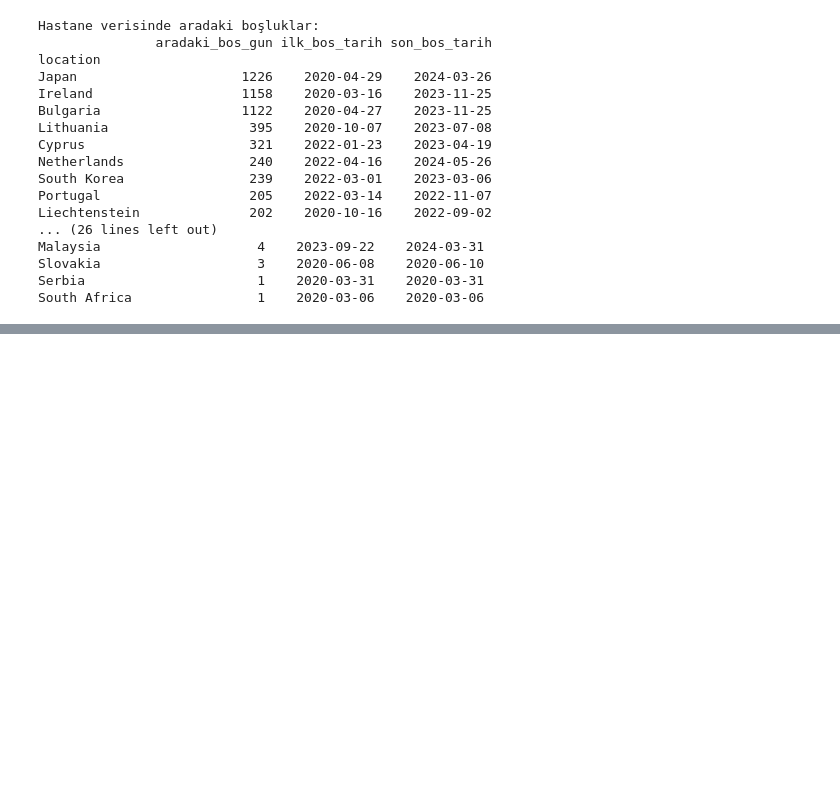
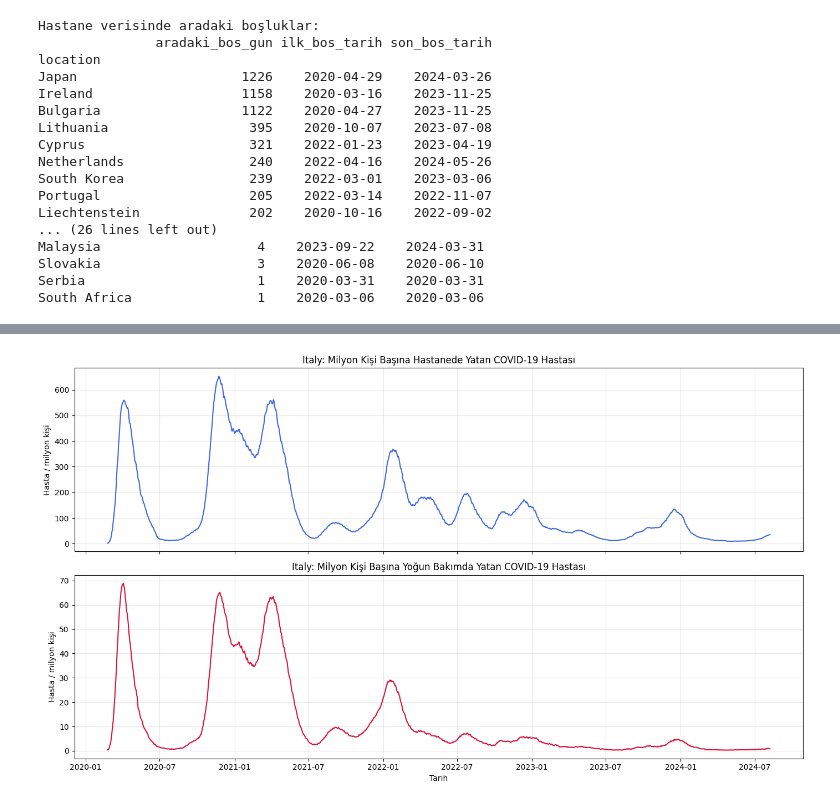
Before and after one commit to nazlican-engineer/CoronaVirusProject, a Jupyter notebook: notebooks/spread_hospital_analysis.ipynb, the cells around one changed output, grey strips where cells are left out. Cells and saved outputs as stored; diff of their text form; code cells hidden in the pictures; blank space fills up the shorter version.

```diff
--- a/notebooks/spread_hospital_analysis.ipynb
+++ b/notebooks/spread_hospital_analysis.ipynb
@@ -412,0 +852,57 @@ South Africa                1    2020-03-06    2020-03-06
+# %%
+#İtalya için verilerin olduğu tarihler arasında hastane ve yoğun bakım verilerini  inceliyoruz
+selected_country = 'Italy'
+
+selected_patient_data = (
+    df_countries.loc[
+        (df_countries['location'] == selected_country)
+        & df_countries['hosp_patients_per_million'].notna()
+        & df_countries['icu_patients_per_million'].notna(),
+        [
+            'date',
+            'hosp_patients_per_million',
+            'icu_patients_per_million'
+        ]
+    ]
+    .sort_values('date')
+    .copy()
+)
+
+fig, axes = plt.subplots(
+    2,
+    1,
+    figsize=(14, 8),
+    sharex=True
+)
+
+axes[0].plot(
+    selected_patient_data['date'],
+    selected_patient_data['hosp_patients_per_million'],
+    color='royalblue'
+)
+
+axes[0].set_title(
+    f'{selected_country}: Milyon Kişi Başına Hastanede Yatan COVID-19 Hastası'
+)
+
+axes[0].set_ylabel('Hasta / milyon kişi')
+axes[0].grid(alpha=0.3)
+
+axes[1].plot(
+    selected_patient_data['date'],
+    selected_patient_data['icu_patients_per_million'],
+    color='crimson'
+)
+
+axes[1].set_title(
+    f'{selected_country}: Milyon Kişi Başına Yoğun Bakımda Yatan COVID-19 Hastası'
+)
+
+axes[1].set_xlabel('Tarih')
+axes[1].set_ylabel('Hasta / milyon kişi')
+axes[1].grid(alpha=0.3)
+
+plt.tight_layout()
+plt.show()
+# %% [output]
+[figure, added]
```
Also changed, not shown: parts of 10 cells of this notebook.
